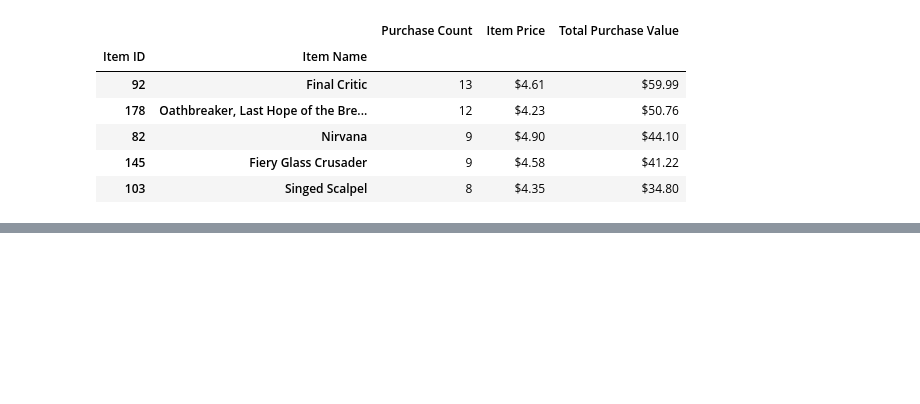
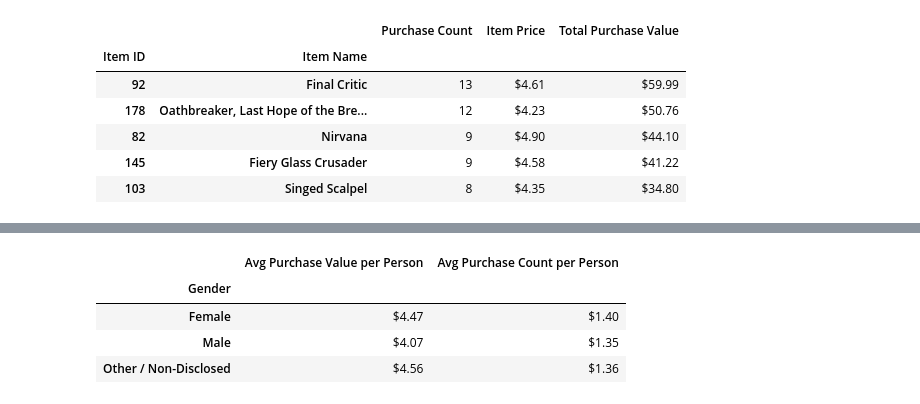
Before and after one commit to bnarath/pandas-challenge, a Jupyter notebook: HeroesOfPymoli/HeroesOfPymoli.ipynb, the cells around one changed output, grey strips where cells are left out. Cells and saved outputs as stored; diff of their text form; code cells hidden in the pictures; blank space fills up the shorter version.

```diff
--- a/HeroesOfPymoli/HeroesOfPymoli.ipynb
+++ b/HeroesOfPymoli/HeroesOfPymoli.ipynb
@@ -300,0 +312,15 @@ Most_Profitable_Items.head()
+# %%
+A_Summary1 = purchase_data[['Gender', 'Price']].groupby('Gender').agg(['count', 'mean', 'sum'])
+PA_Summary1.columns = ['Purchase Count','Average Purchase Price','Total Purchase Value']
+PA_Per_Person = purchase_data[['SN','Gender', 'Price']].groupby('SN').agg({'Gender':'first', 'Price':['sum', 'count']})
+PA_Per_Person.columns = ['Gender', 'Total Purchase Value per Person', 'Total Purchase Count per Person']
+PA_Summary2 = PA_Per_Person.groupby('Gender').agg('mean')
+PA_Summary2.columns = ['Avg Purchase Value per Person', 'Avg Purchase Count per Person']
+PA_Summary2 = PA_Summary2.apply({'Avg Purchase Value per Person':"${:,.2f}".format, 'Avg Purchase Count per Person':"${:,.2f}".format})
+PA_Summary2
+# %% [output]
+|  | Avg Purchase Value per Person | Avg Purchase Count per Person |
+| Gender |  |  |
+| Female | $4.47 | $1.40 |
+| Male | $4.07 | $1.35 |
+| Other / Non-Disclosed | $4.56 | $1.36 |
```
Also changed, not shown: parts of 9 cells of this notebook, 2 other files.
